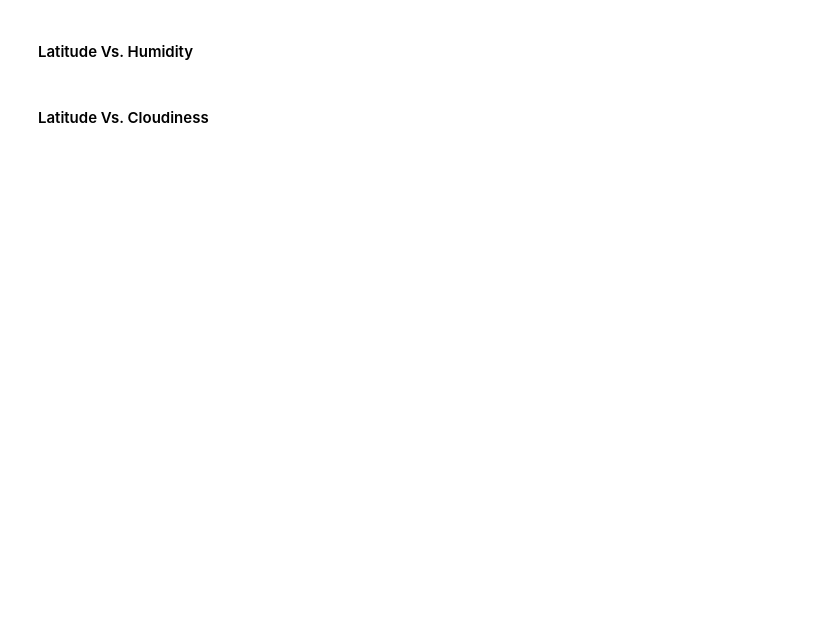
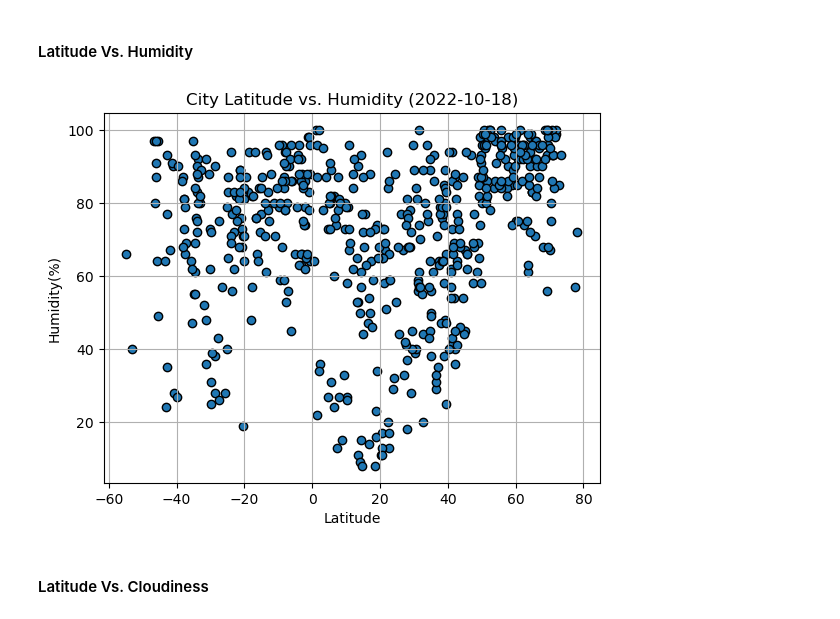
Before and after one commit to JayLaxami/python_api_challenge, a Jupyter notebook: weatherPy/WeatherPy.ipynb, the cells around one changed output. Drawn from its saved outputs; the diff is of its cells as text; code cells hidden in the pictures; blank space fills up the shorter version.

```diff
--- a/weatherPy/WeatherPy.ipynb
+++ b/weatherPy/WeatherPy.ipynb
@@ -199,16 +218,24 @@ plt.show()
 #### Latitude Vs. Humidity
 # %%
 # Build the scatter plots for latitude vs. humidity
-# YOUR CODE HERE
 
+latitude = city_data_df["Lat"]
+humid = city_data_df["Humidity"]
 # Incorporate the other graph properties
-# YOUR CODE HERE
+
+plt.scatter(latitude, humid ,marker="o",edgecolors="black")
+plt.grid()
+plt.title("City Latitude vs. Humidity (2022-10-18)")
+plt.xlabel("Latitude")
+plt.ylabel("Humidity(%)")
 
 # Save the figure
 plt.savefig("output_data/Fig2.png")
 
 # Show plot
 plt.show()
+# %% [output]
+[figure, added]
 # %% [markdown]
 #### Latitude Vs. Cloudiness
 # %%
```
Also changed, not shown: parts of 27 cells of this notebook, 17 other files.
